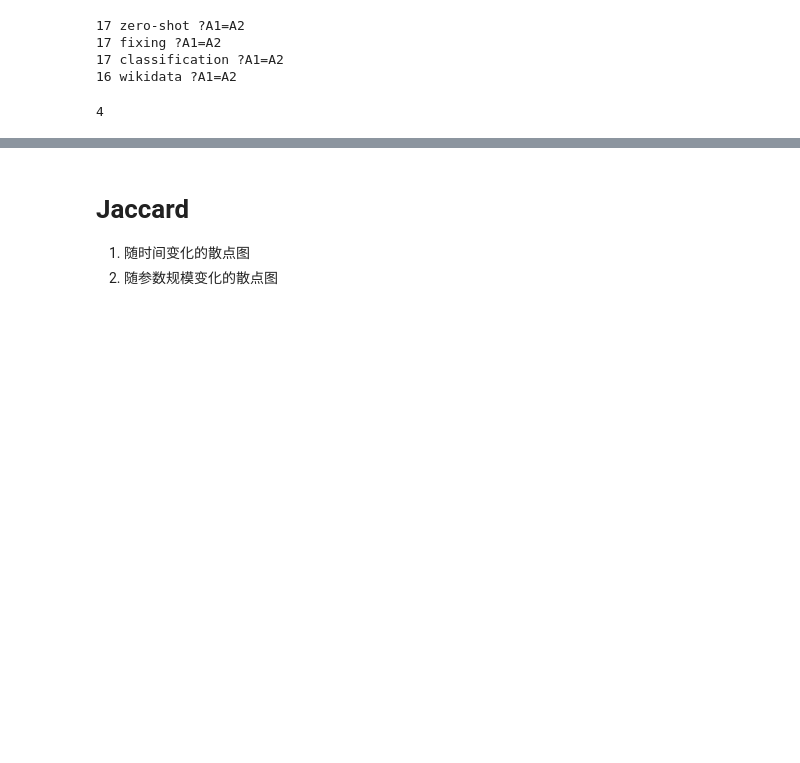
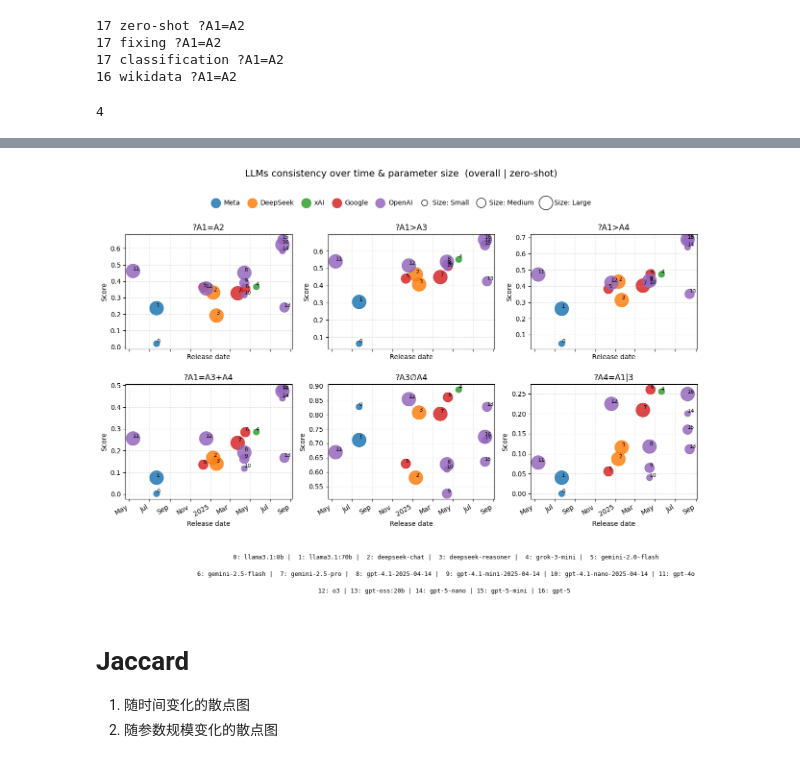
Before and after one commit to GabrieleT0/Answer-Set-Consistency-of-LLMs-For-QA, a Jupyter notebook: src/visualization/visualize.ipynb, the cells around one changed output, grey strips where cells are left out. Cells and saved outputs as stored; diff of their text form; code cells hidden in the pictures; blank space fills up the shorter version.

```diff
--- a/src/visualization/visualize.ipynb
+++ b/src/visualization/visualize.ipynb
@@ -1524,0 +2080,21 @@ plt.show()
+# %%
+# predicates = ["p(A1=A2)", "p(A1=A3+A4)", "p(A1>A3)", "p(A1>A4)", "p(A3∅A4)", "p(A4=A1|3)"]
+predicates = ["?A1=A2","?A1>A3","?A1>A4","?A1=A3+A4","?A3∅A4","?A4=A1|3"]
+
+fig, axes = draw_llm_bubble_grid(
+    df=df_summery,
+    predicates=predicates,
+    llms=llms,                        # your sorted list
+    dataset="overall",
+    actions=["zero-shot"],  # whatever you filter by
+    bubble_sizes=unknown_bucket_by_model,
+    release_dates=llm_info,      # {llm: "YYYY-MM-DD" | datetime | {"release_date": "..."}}
+    families=families,                # {llm: "OpenAI"/"Google"/"Meta"/...}
+    ncols=3,                          # -> 2x3 grid for 6 predicates
+    figsize=(16, 9),
+    title_prefix="",                  # optional prefix for subplot titles
+    ylabel="Score"
+)
+plt.show()
+# %% [output]
+[figure, added]
```
Also changed, not shown: parts of 15 cells of this notebook, 40 other files.
